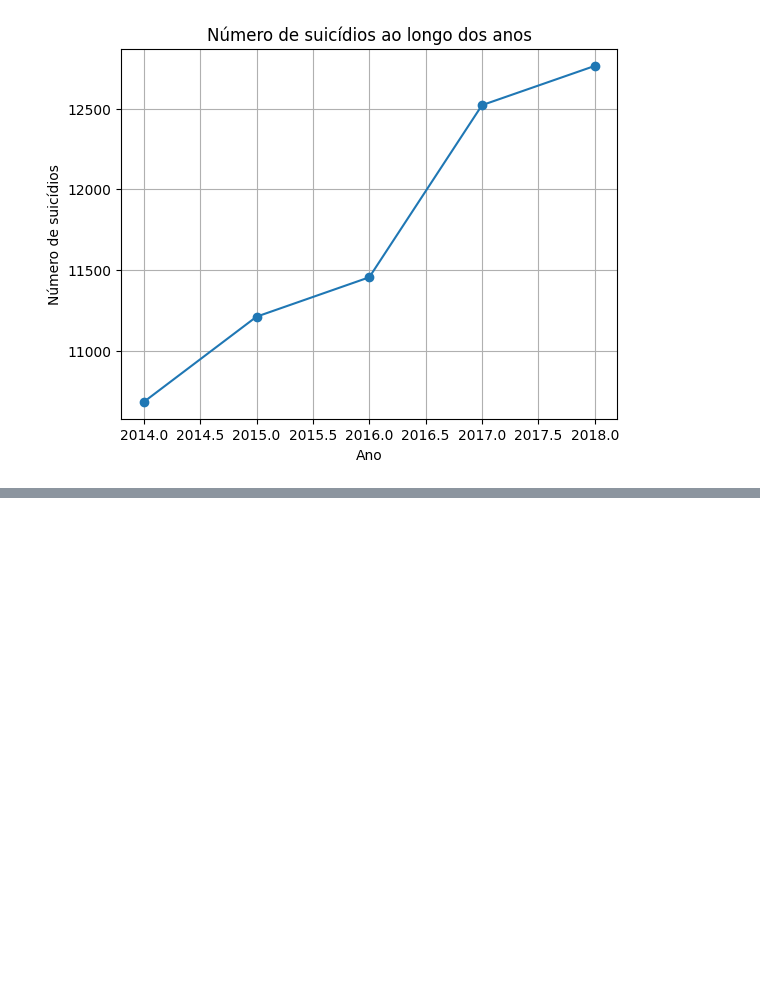
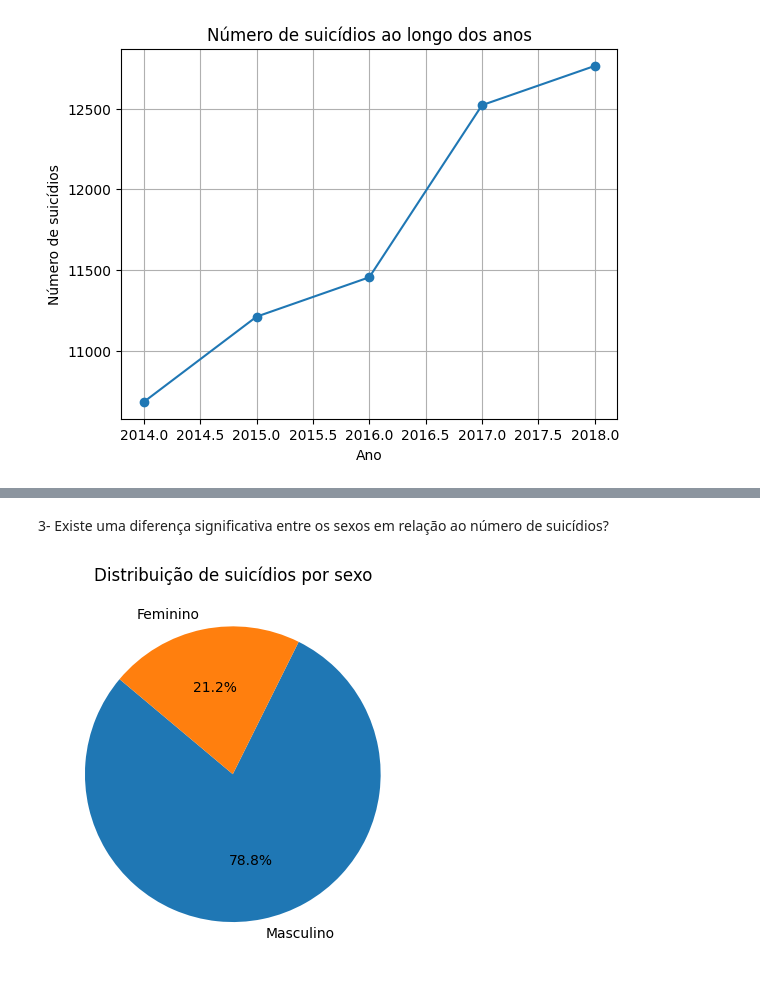
Before and after one commit to Joaogdiass/DataSciente-with-Matplotlib, a Jupyter notebook: DataScience.ipynb, the cells around one changed output, grey strips where cells are left out. Saved outputs shown, nothing was run; the diff lists cells and outputs as text; code cells hidden in the pictures; blank space fills up the shorter version.

```diff
--- a/DataScience.ipynb
+++ b/DataScience.ipynb
@@ -46,0 +42,12 @@ plt.show()
+# %% [markdown]
+3- Existe uma diferença significativa entre os sexos em relação ao número de suicídios?
+# %%
+#Contar o número de suicídios por sexo
+suicidios_por_sexo = df_suicidio['SEXO'].value_counts()
+
+#Plotar o gráfico de pizza
+plt.pie(suicidios_por_sexo, labels=suicidios_por_sexo.index, autopct='%1.1f%%', startangle=140)
+plt.title('Distribuição de suicídios por sexo')
+plt.show()
+# %% [output]
+[figure, added]
```
Also changed, not shown: parts of 15 cells of this notebook.
